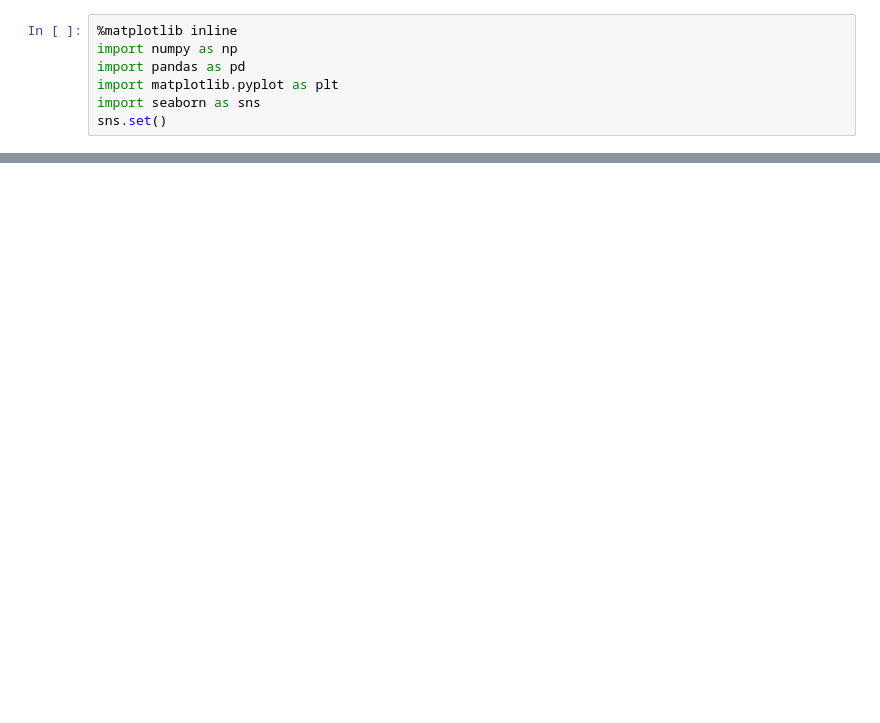
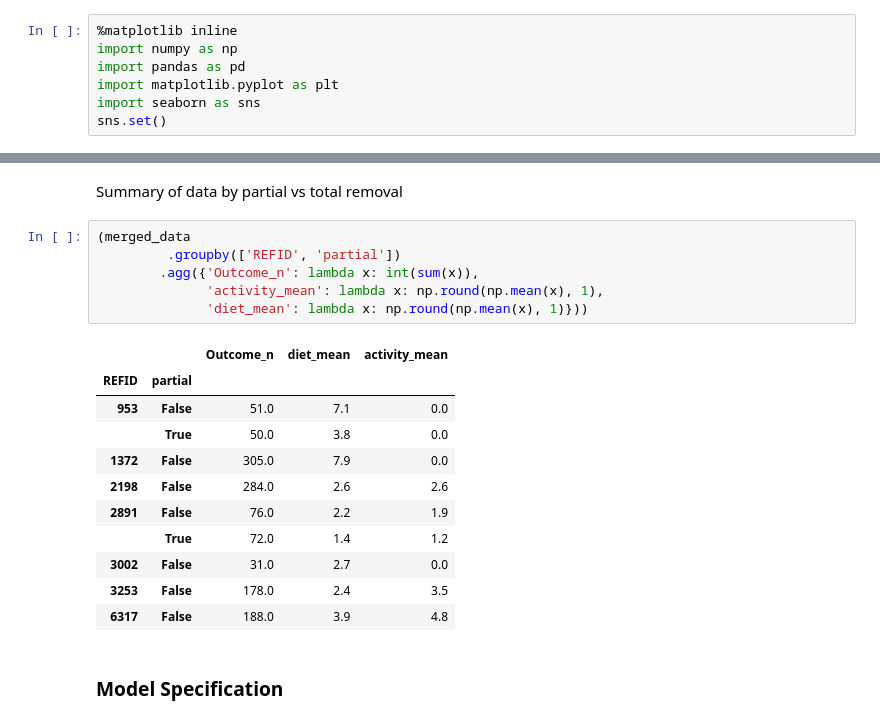
Before and after one commit to VanderbiltPopHealthSci/tonsillectomy_MA, a Jupyter notebook: Tonsillectomy KQ3-4 MA.ipynb, the cells around one changed output, grey strips where cells are left out. Saved outputs shown, nothing was run; the diff lists cells and outputs as text; blank space fills up the shorter version.

```diff
--- a/Tonsillectomy KQ3-4 MA.ipynb
+++ b/Tonsillectomy KQ3-4 MA.ipynb
@@ -98,0 +256,22 @@ Name: Outcome sample size, dtype: int64
+# %% [markdown]
+Summary of data by partial vs total removal
+# %%
+(merged_data
+         .groupby(['REFID', 'partial'])
+        .agg({'Outcome_n': lambda x: int(sum(x)),
+              'activity_mean': lambda x: np.round(np.mean(x), 1),
+              'diet_mean': lambda x: np.round(np.mean(x), 1)}))
+# %% [output]
+|  |  | Outcome_n | diet_mean | activity_mean |
+| REFID | partial |  |  |  |
+| 953 | False | 51.0 | 7.1 | 0.0 |
+|  | True | 50.0 | 3.8 | 0.0 |
+| 1372 | False | 305.0 | 7.9 | 0.0 |
+| 2198 | False | 284.0 | 2.6 | 2.6 |
+| 2891 | False | 76.0 | 2.2 | 1.9 |
+|  | True | 72.0 | 1.4 | 1.2 |
+| 3002 | False | 31.0 | 2.7 | 0.0 |
+| 3253 | False | 178.0 | 2.4 | 3.5 |
+| 6317 | False | 188.0 | 3.9 | 4.8 |
+# %% [markdown]
+### Model Specification
```
Also changed, not shown: parts of 39 cells of this notebook.
